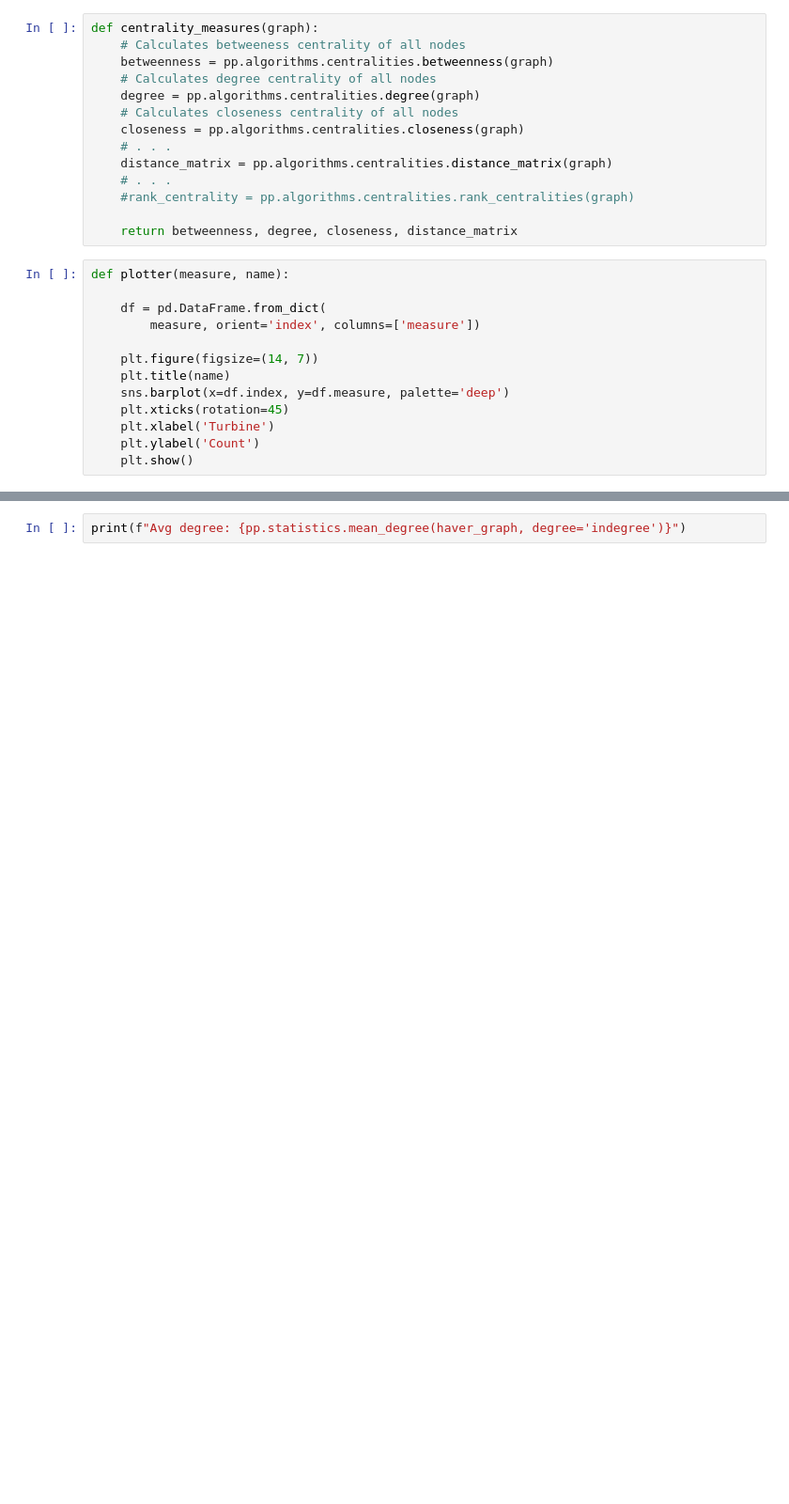
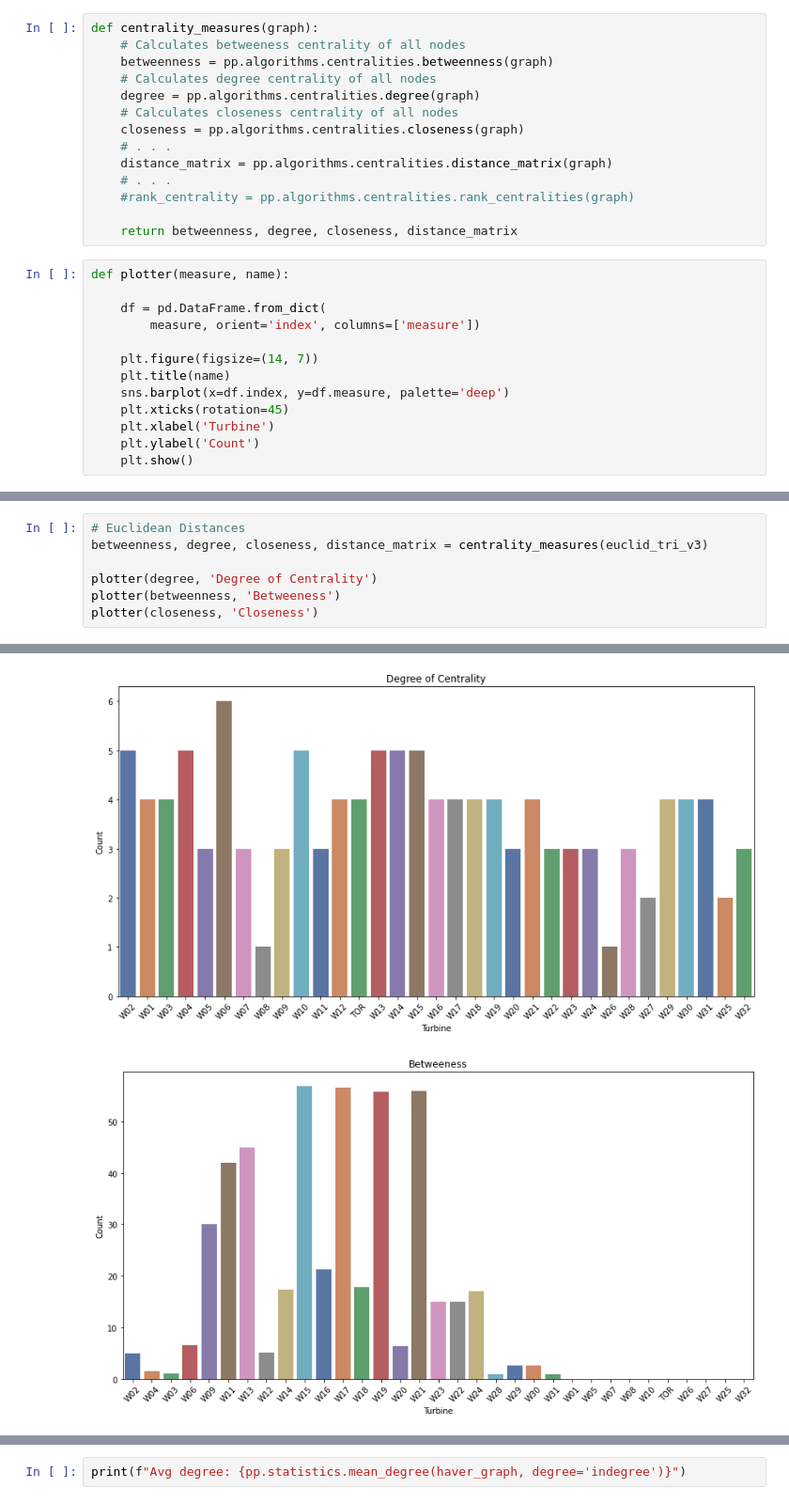
Before and after one commit to GStechschulte/wake_effect, a Jupyter notebook: network/turbine_network.ipynb, the cells around one changed output, grey strips where cells are left out. Shown: that part at 94% size. Cells and saved outputs as stored; diff of their text form; blank space fills up the shorter version.

```diff
--- a/network/turbine_network.ipynb
+++ b/network/turbine_network.ipynb
@@ -146,0 +213,8 @@ plotter(closeness, 'Closeness')
+# %%
+# Euclidean Distances
+betweenness, degree, closeness, distance_matrix = centrality_measures(euclid_tri_v3)
+
+plotter(degree, 'Degree of Centrality')
+plotter(betweenness, 'Betweeness')
+plotter(closeness, 'Closeness')
+# %% [output]
@@ -146,0 +224,2 @@ plotter(closeness, 'Closeness')
+[figure, added]
+[figure, added]
```
Also changed, not shown: parts of 35 cells of this notebook, 5 other files.
